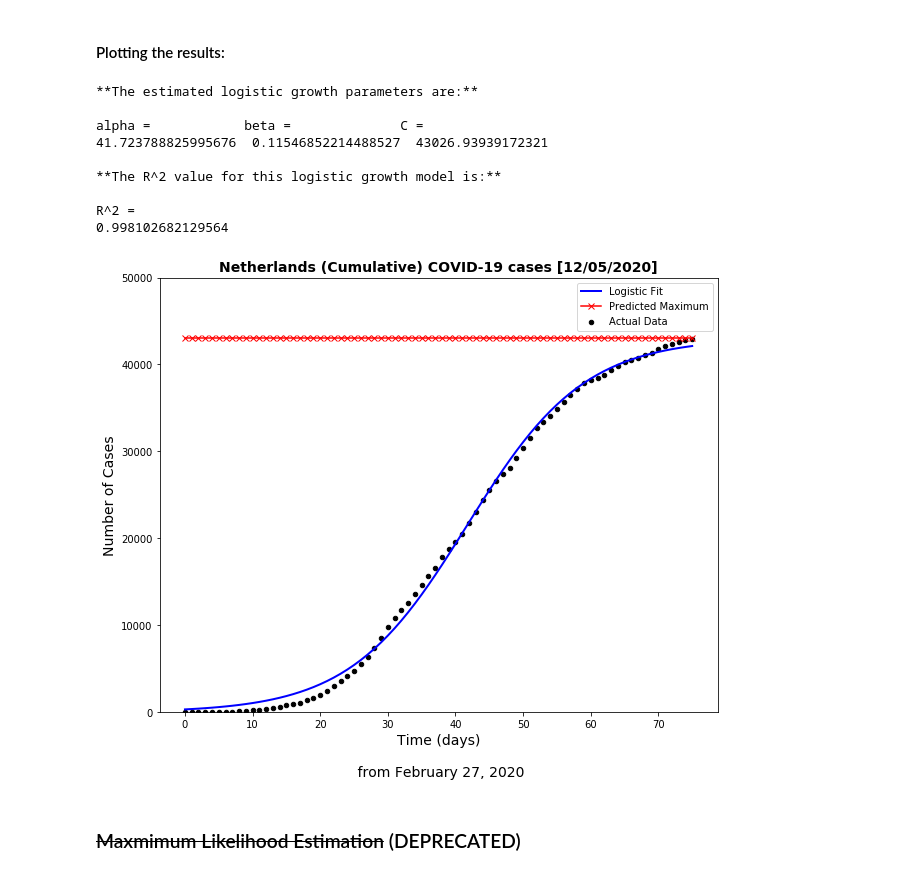
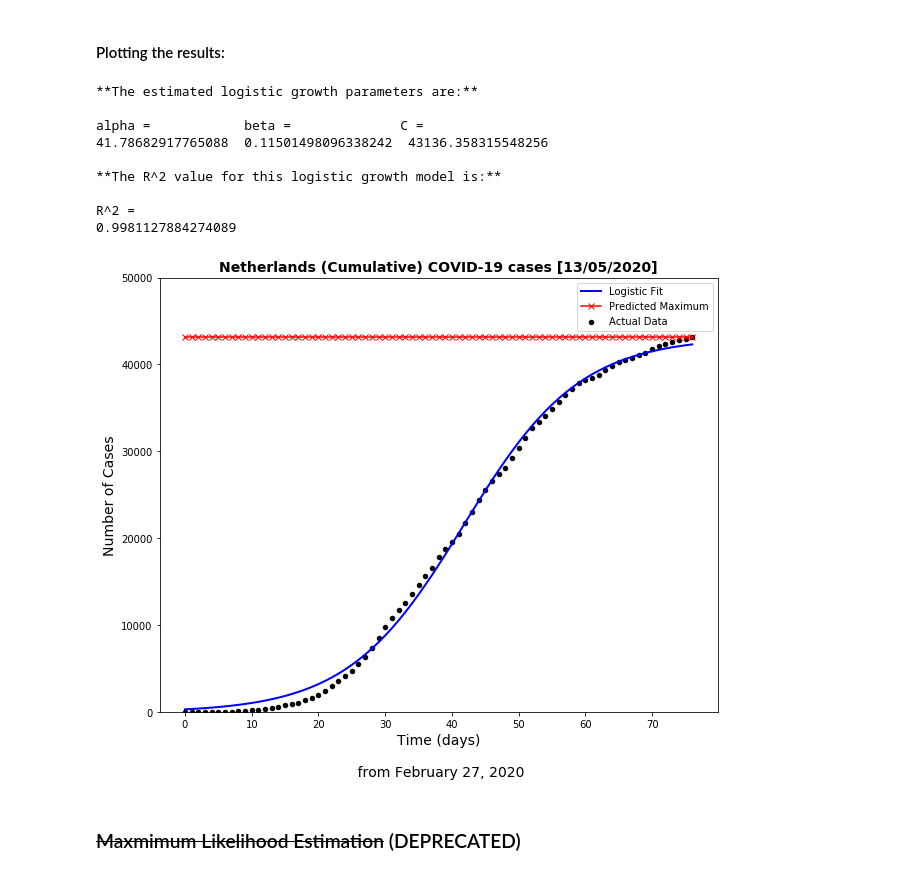
Before and after one commit to jiehaocao/BEP-SBMD-COVID19, a Jupyter notebook: notebook/logistic_growth_verhulst.ipynb, the cells around one changed output. Cells and saved outputs as stored; diff of their text form; code cells hidden in the pictures.

```diff
--- a/notebook/logistic_growth_verhulst.ipynb
+++ b/notebook/logistic_growth_verhulst.ipynb
@@ -157,7 +157,7 @@ y = np.array(df_covid['Total Cases'])
 
 p0 = np.random.exponential(size = 3)
 
-bounds = (0, [10000, 3, 17000000]) # upper bounds for the given parameters (alpha, beta, M)
+bounds = (0, [10000, 3, 45000]) # upper bounds for the given parameters (alpha, beta, M)
 # %%
 # Fitting the logistic growth fucntion and defining the prediction function
 
@@ -209,30 +209,30 @@ predicted_max = np.array(max_cases)
 # %%
 plt.figure(figsize=(10,8))
 
 plt.scatter(x, y, s=20, marker='o', c='k')
 plt.plot(x, logistic_pred(x), lw=2, c='blue')
 plt.plot(x, predicted_max, '-x', c='r')
 plt.legend(['Logistic Fit', 'Predicted Maximum', 'Actual Data' ])
 plt.ylim([0, 50000])
 
-plt.title("Netherlands (Cumulative) COVID-19 cases [12/05/2020]", Fontsize = 14, weight='bold')
+plt.title("Netherlands (Cumulative) COVID-19 cases [13/05/2020]", Fontsize = 14, weight='bold')
 plt.xlabel("Time (days)" + "\n\n" +" from February 27, 2020", Fontsize = 14)
 plt.ylabel("Number of Cases", Fontsize = 14);
 
 
 
 prt_results_logistic() # Uncomment for statistics
 # %% [output]
 **The estimated logistic growth parameters are:**
 
 alpha =            beta =              C =
-41.723788825995676  0.11546852214488527  43026.93939172321
+41.78682917765088  0.11501498096338242  43136.358315548256
 
 **The R^2 value for this logistic growth model is:**
 
 R^2 =
-0.998102682129564
+0.9981127884274089
-[figure, old version]
+[figure, new version]
 # %% [markdown]
 ### ~~Maxmimum Likelihood Estimation~~ (DEPRECATED)
 # %%
```
Also changed, not shown: parts of 20 cells of this notebook.
